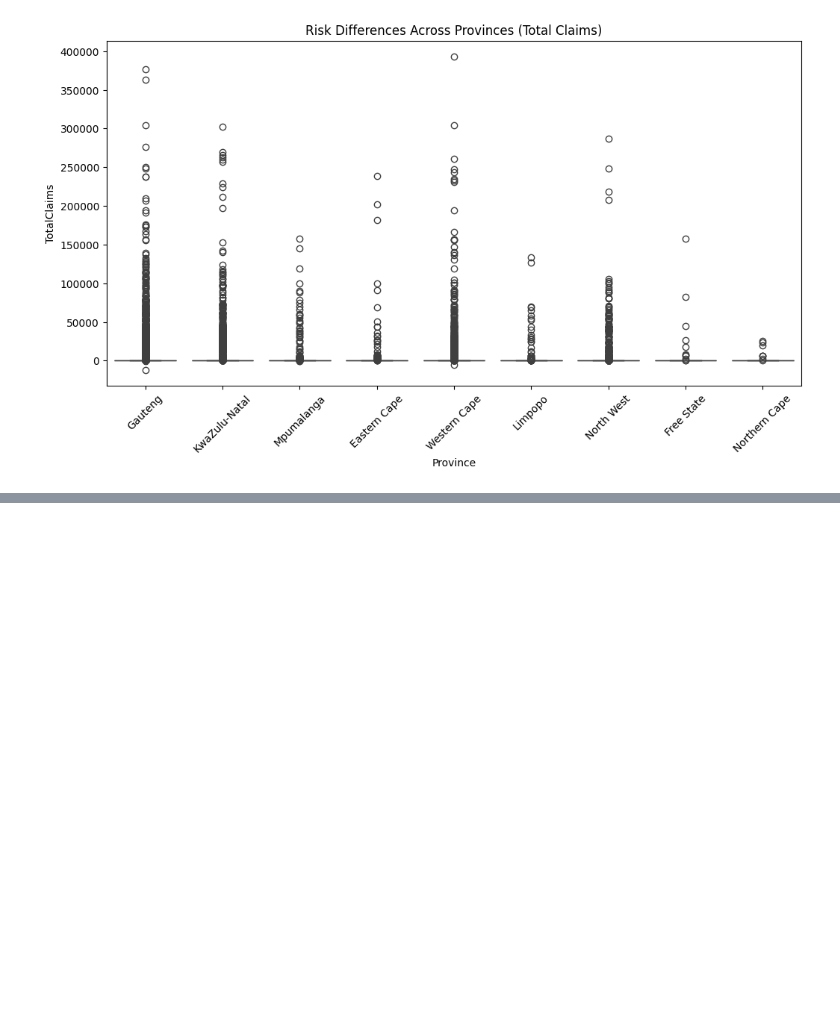
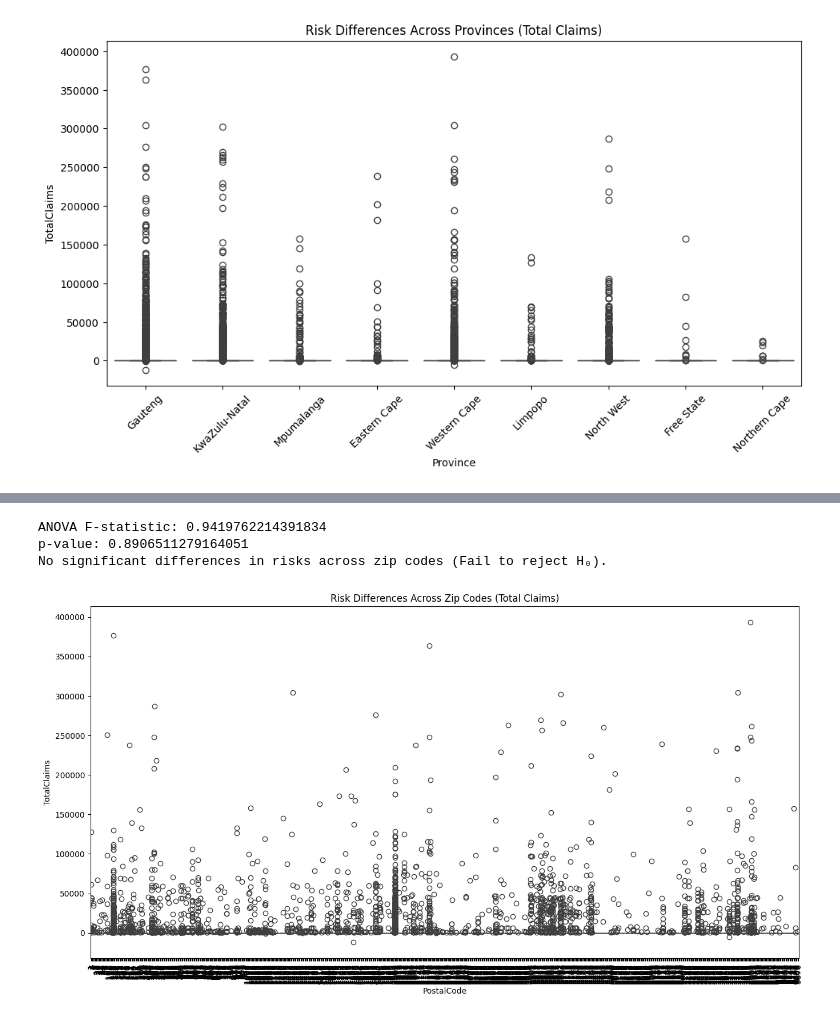
Before and after one commit to Fetiya-Kedir/KAIM3-Week-3, a Jupyter notebook: notebooks/task-3-Hypothesis_Testing.ipynb, the cells around one changed output, grey strips where cells are left out. Saved outputs shown, nothing was run; the diff lists cells and outputs as text; code cells hidden in the pictures; blank space fills up the shorter version.

```diff
--- a/notebooks/task-3-Hypothesis_Testing.ipynb
+++ b/notebooks/task-3-Hypothesis_Testing.ipynb
@@ -75,3 +75,9 @@ plt.xticks(rotation=45)
 plt.show()
 # %% [output]
 [figure]
+# %%
+# Prepare data for analysis
+zip_code_data = data[['PostalCode', 'TotalClaims']]
+
+# Check for sufficient representation of zip codes
+print(zip_code_data['PostalCode'].value_counts().head())
@@ -77,0 +92,33 @@ plt.show()
+# %%
+import scipy.stats as stats
+
+# Group data by postal codes
+groups_zip = [group["TotalClaims"].values for _, group in zip_code_data.groupby("PostalCode")]
+
+# Perform ANOVA
+anova_stat_zip, p_value_zip = stats.f_oneway(*groups_zip)
+
+print(f"ANOVA F-statistic: {anova_stat_zip}")
+print(f"p-value: {p_value_zip}")
+
+# Interpret results
+if p_value_zip < 0.05:
+    print("Significant differences in risks across zip codes (Reject H₀).")
+else:
+    print("No significant differences in risks across zip codes (Fail to reject H₀).")
+# %% [output]
+ANOVA F-statistic: 0.9419762214391834
+p-value: 0.8906511279164051
+No significant differences in risks across zip codes (Fail to reject H₀).
+# %%
+import matplotlib.pyplot as plt
+import seaborn as sns
+
+# Plot boxplot
+plt.figure(figsize=(16, 8))
+sns.boxplot(x="PostalCode", y="TotalClaims", data=zip_code_data)
+plt.xticks(rotation=90)
+plt.title("Risk Differences Across Zip Codes (Total Claims)")
+plt.show()
+# %% [output]
+[figure, added]
```
Also changed, not shown: parts of 3 cells of this notebook.
